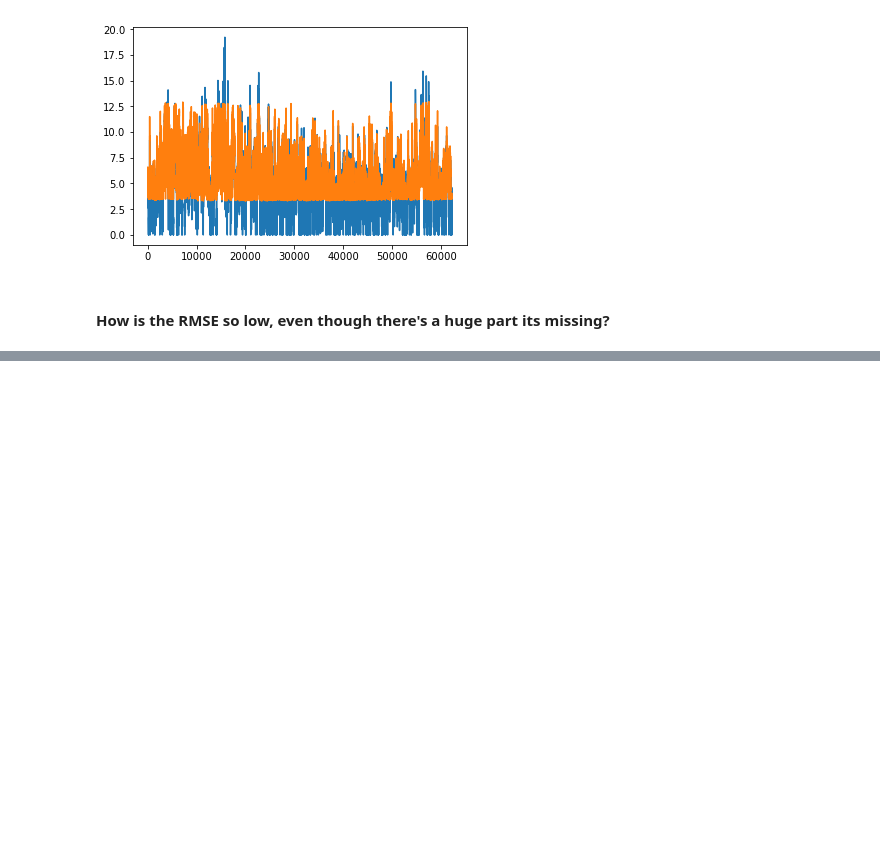
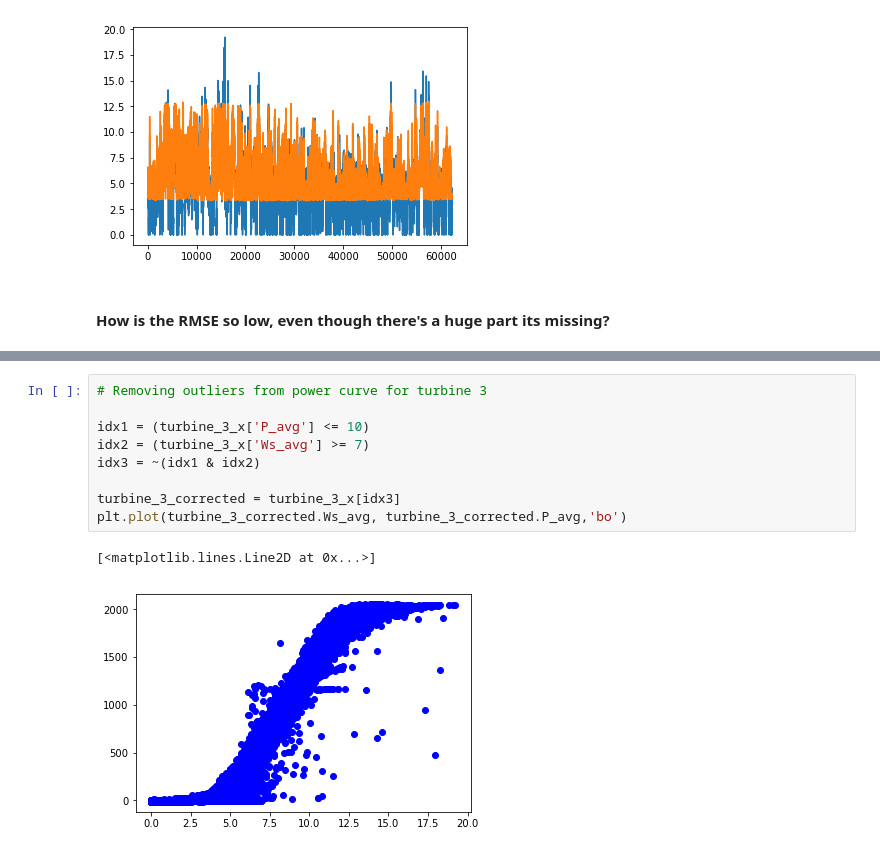
Before and after one commit to jason-hu7/Wind-Farm-Prediction, a Jupyter notebook: complete_code_v1.ipynb, the cells around one changed output, grey strips where cells are left out. Cells and saved outputs as stored; diff of their text form; blank space fills up the shorter version.

```diff
--- a/complete_code_v1.ipynb
+++ b/complete_code_v1.ipynb
@@ -519,0 +544,12 @@ Mean squared error: 1.70
+# %%
+# Removing outliers from power curve for turbine 3
+
+idx1 = (turbine_3_x['P_avg'] <= 10)
+idx2 = (turbine_3_x['Ws_avg'] >= 7)
+idx3 = ~(idx1 & idx2)
+
+turbine_3_corrected = turbine_3_x[idx3]
+plt.plot(turbine_3_corrected.Ws_avg, turbine_3_corrected.P_avg,'bo')
+# %% [output]
+[<matplotlib.lines.Line2D at 0x...>]
+[figure, added]
```
Also changed, not shown: parts of 3 cells of this notebook.
